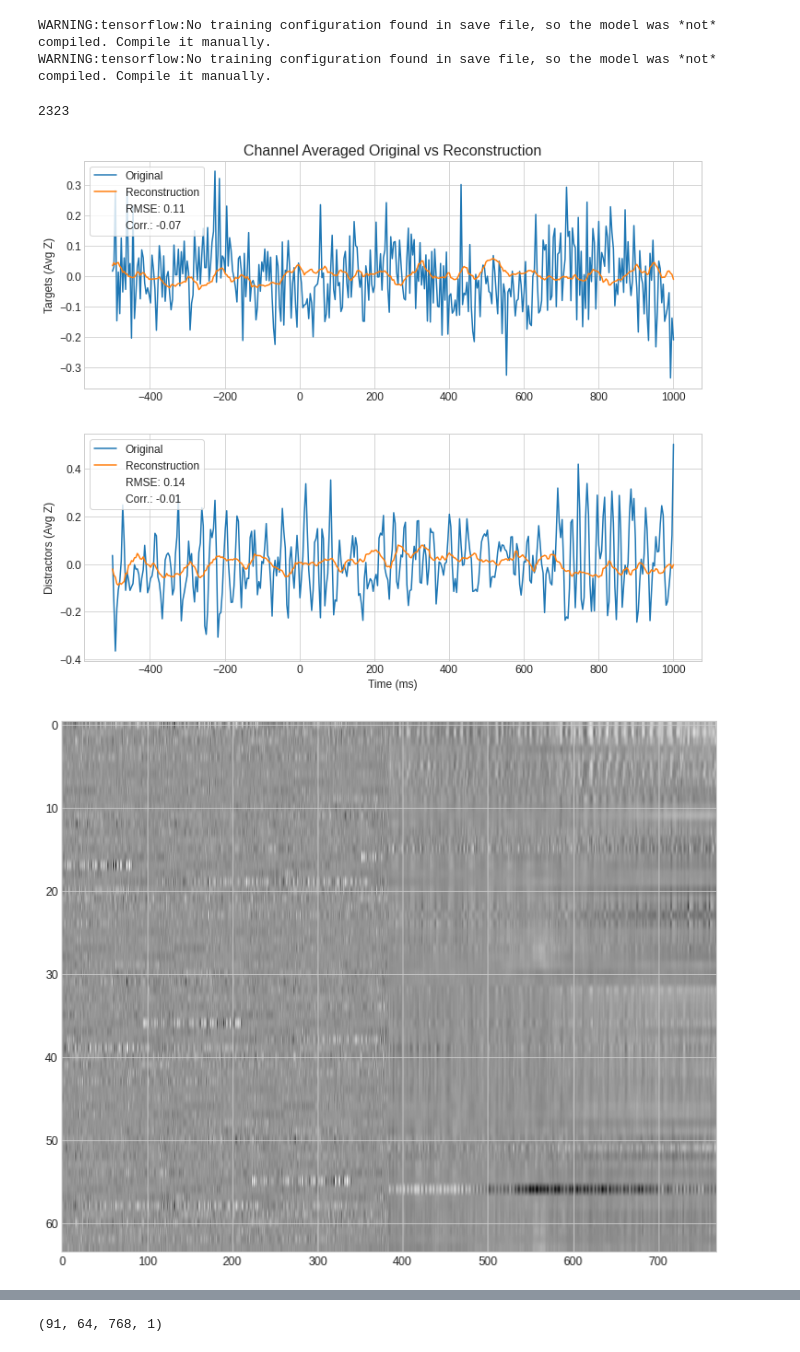
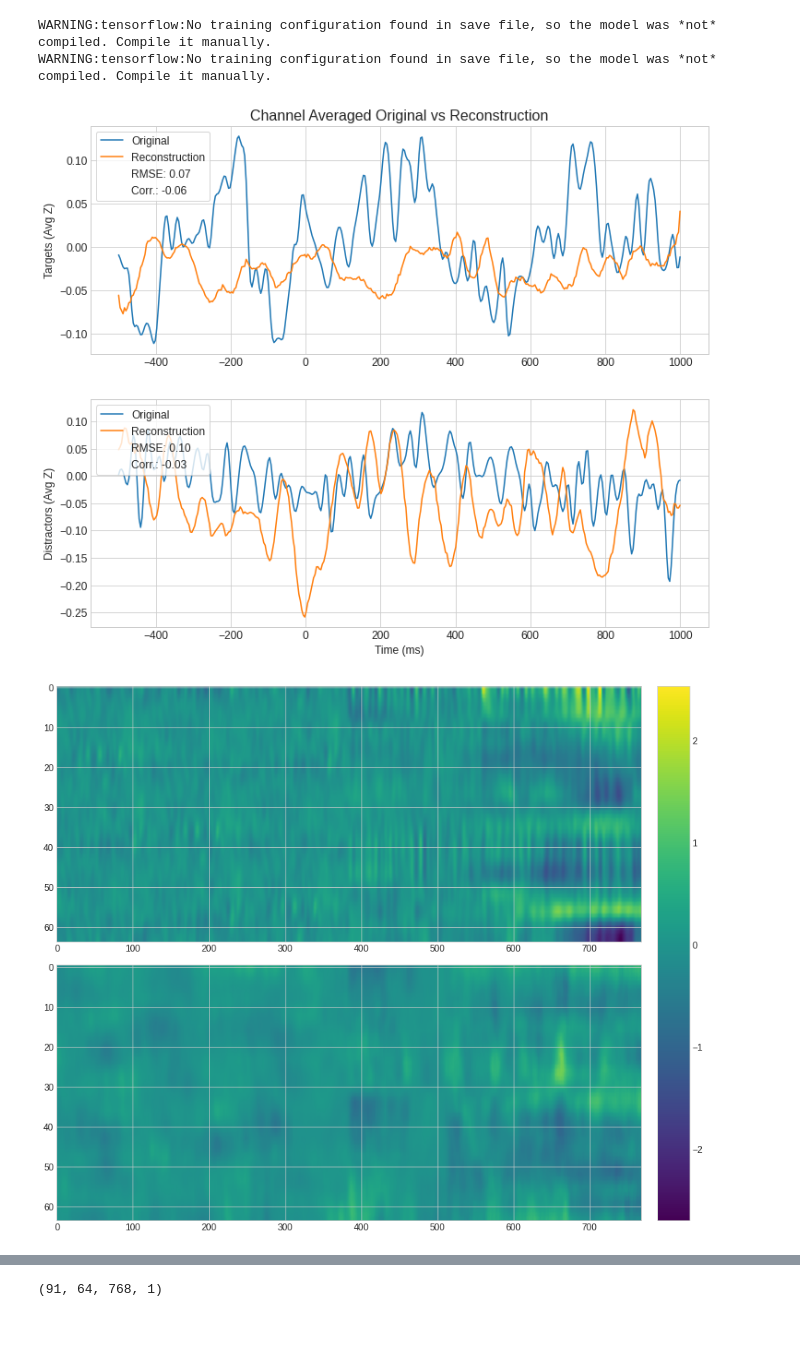
Before and after one commit to zainakh/bci-representation-learning, a Jupyter notebook: plot-eeg-reconstructions.ipynb, the cells around one changed output, grey strips where cells are left out. Drawn from its saved outputs; the diff is of its cells as text; code cells hidden in the pictures.

```diff
--- a/plot-eeg-reconstructions.ipynb
+++ b/plot-eeg-reconstructions.ipynb
@@ -19,15 +19,21 @@ data_root = "/home/zainkhan/bci-representation-learning"
 eeg_train, eeg_test, pupil_train, pupil_test, sub_cond = utils.read_single_trial_datasets(data_root)
 sub_cond_train = sub_cond[:eeg_train.shape[0], :]
 sub_cond_test = sub_cond[eeg_train.shape[0]:, :]
-#eeg_train, eeg_test = utils.remove_noisy_trials(eeg_train, eeg_test)
-#sub_cond_train, sub_cond_test = utils.remove_noisy_trials(sub_cond_train, sub_cond_test)
+eeg_train, eeg_test = utils.remove_noisy_trials(eeg_train, eeg_test)
+
+for i in range(eeg_train.shape[0]):
+    eeg_train[i,:,:,:] = gaussian_filter(eeg_train[i], sigma=2)
+for i in range(eeg_test.shape[0]):
+    eeg_test[i,:,:,:] = gaussian_filter(eeg_test[i], sigma=2)
+
+sub_cond_train, sub_cond_test = utils.remove_noisy_trials(sub_cond_train, sub_cond_test)
 eeg = np.concatenate((eeg_train, eeg_test), axis=0)
 sub_cond = np.concatenate((sub_cond_train, sub_cond_test), axis=0)
 # %%
 # Load all encoders/decoders
 vae = VAE(beta=beta_eeg, latent_dim=latent_dim)
-vae.encoder = keras.models.load_model("vae_encoder_noise/vae_encoder")
-vae.decoder = keras.models.load_model("vae_decoder_noise/vae_decoder")
+vae.encoder = keras.models.load_model("vae_encoder_smooth/vae_encoder")
+vae.decoder = keras.models.load_model("vae_decoder_smooth/vae_decoder")
 # %% [output]
 WARNING:tensorflow:No training configuration found in save file, so the model was *not* compiled. Compile it manually.
 WARNING:tensorflow:No training configuration found in save file, so the model was *not* compiled. Compile it manually.
@@ -106,21 +112,24 @@ ee_rec_train = ee_rec[len(eeg_train):]
 ee_rec_test = ee_rec[len(eeg_train):]
-# %%
-len(eeg_train)
-# %% [output]
-2323
 # %%
-i = 300
+i = 250
 fn = 'ee' + str(i)
-plot_eeg_reconstruction(eeg_test[i], ee_rec[i], save=False, filename=fn)
+plot_eeg_reconstruction(eeg_test[i], ee_rec_test[i], save=False, filename=fn)
 # %% [output]
-[figure, old version]
+[figure, new version]
 # %%
 def plot_image(img, rec):
     plt.rcParams['figure.figsize'] = [12, 10]
-    #plt.subplot(2, 1, 1)
-    plt.imshow(img, aspect='auto')
 
-plot_image(eeg_test[0], ee_rec[0])
+    fig, axes = plt.subplots(nrows=2, ncols=1, constrained_layout=True)
+
+    im = axes[0].imshow(img, aspect='auto', cmap='viridis')
+    clim = im.properties()['clim']
+    axes[1].imshow(rec, clim=clim, aspect='auto', cmap='viridis')
+    fig.colorbar(im, ax=axes.ravel().tolist())
+
+
+i = 100
+plot_image(eeg_test[i], ee_rec[i])
 # %% [output]
-[figure, old version]
+[figure, new version]
 # %%
```
Also changed, not shown: parts of 12 cells of this notebook, 1 other file.
